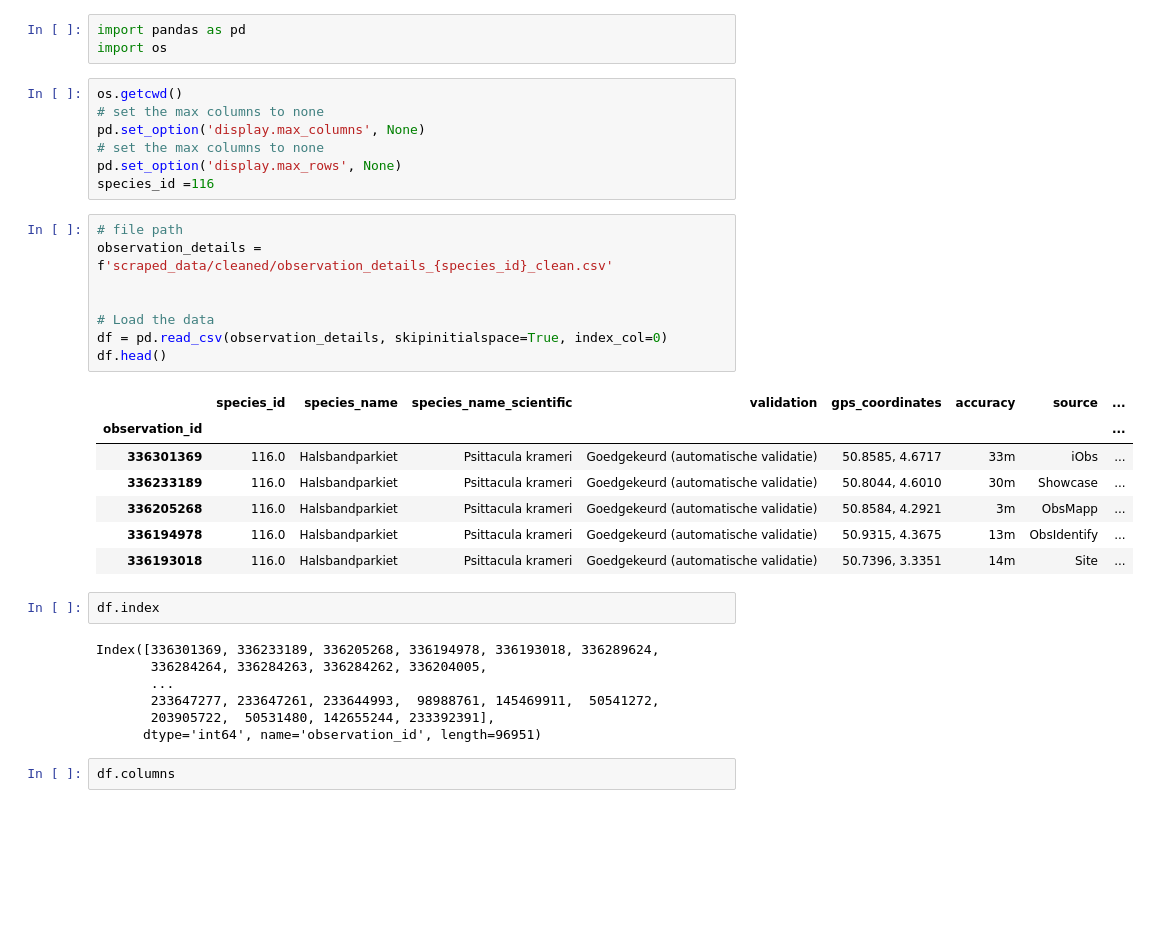
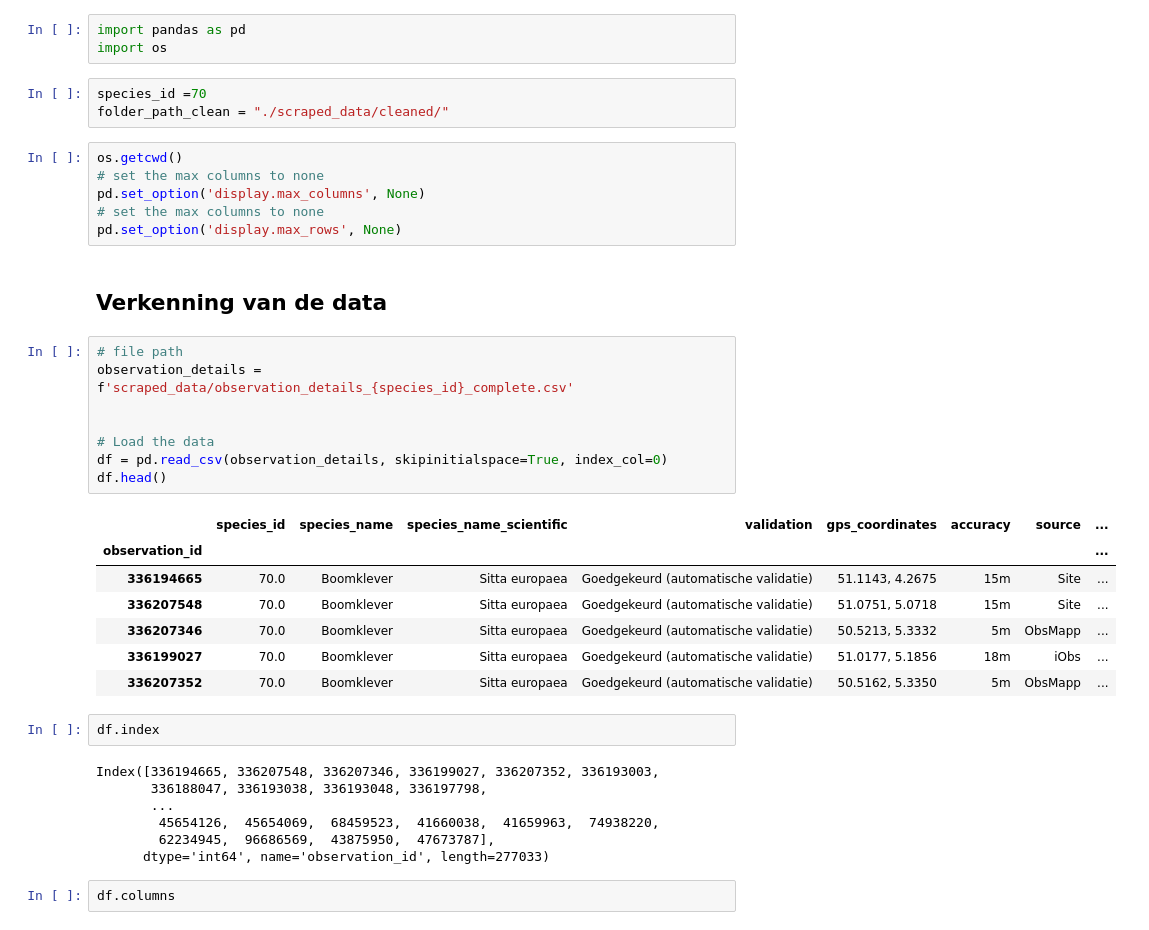
Before and after one commit to AnnelyseBe/syntra_eindwerk_birds, a Jupyter notebook: 1_scraping/2b_exploring_observation_details.ipynb, the cells around one changed output. Saved outputs shown, nothing was run; the diff lists cells and outputs as text; blank space fills up the shorter version.

Commit message:
Eerste cleaning van de gescrapte data

```diff
--- a/1_scraping/2b_exploring_observation_details.ipynb
+++ b/1_scraping/2b_exploring_observation_details.ipynb
@@ -1,38 +5,42 @@
 # %%
 import pandas as pd
 import os
+# %%
+species_id =70
+folder_path_clean = "./scraped_data/cleaned/"
 # %%
 os.getcwd()
 # set the max columns to none
 pd.set_option('display.max_columns', None)
 # set the max columns to none
 pd.set_option('display.max_rows', None)
-species_id =116
+# %% [markdown]
+## Verkenning van de data
 # %%
 # file path
-observation_details = f'scraped_data/cleaned/observation_details_{species_id}_clean.csv'
+observation_details = f'scraped_data/observation_details_{species_id}_complete.csv'
 
 
 # Load the data
 df = pd.read_csv(observation_details, skipinitialspace=True, index_col=0)
 df.head()
 # %% [output]
 |  | species_id | species_name | species_name_scientific | validation | gps_coordinates | accuracy | source | ... |
 | observation_id |  |  |  |  |  |  |  | ... |
-| 336301369 | 116.0 | Halsbandparkiet | Psittacula krameri | Goedgekeurd (automatische validatie) | 50.8585, 4.6717 | 33m | iObs | ... |
-| 336233189 | 116.0 | Halsbandparkiet | Psittacula krameri | Goedgekeurd (automatische validatie) | 50.8044, 4.6010 | 30m | Showcase | ... |
-| 336205268 | 116.0 | Halsbandparkiet | Psittacula krameri | Goedgekeurd (automatische validatie) | 50.8584, 4.2921 | 3m | ObsMapp | ... |
-| 336194978 | 116.0 | Halsbandparkiet | Psittacula krameri | Goedgekeurd (automatische validatie) | 50.9315, 4.3675 | 13m | ObsIdentify | ... |
-| 336193018 | 116.0 | Halsbandparkiet | Psittacula krameri | Goedgekeurd (automatische validatie) | 50.7396, 3.3351 | 14m | Site | ... |
+| 336194665 | 70.0 | Boomklever | Sitta europaea | Goedgekeurd (automatische validatie) | 51.1143, 4.2675 | 15m | Site | ... |
+| 336207548 | 70.0 | Boomklever | Sitta europaea | Goedgekeurd (automatische validatie) | 51.0751, 5.0718 | 15m | Site | ... |
+| 336207346 | 70.0 | Boomklever | Sitta europaea | Goedgekeurd (automatische validatie) | 50.5213, 5.3332 | 5m | ObsMapp | ... |
+| 336199027 | 70.0 | Boomklever | Sitta europaea | Goedgekeurd (automatische validatie) | 51.0177, 5.1856 | 18m | iObs | ... |
+| 336207352 | 70.0 | Boomklever | Sitta europaea | Goedgekeurd (automatische validatie) | 50.5162, 5.3350 | 5m | ObsMapp | ... |
 # %%
 df.index
 # %% [output]
-Index([336301369, 336233189, 336205268, 336194978, 336193018, 336289624,
-       336284264, 336284263, 336284262, 336204005,
+Index([336194665, 336207548, 336207346, 336199027, 336207352, 336193003,
+       336188047, 336193038, 336193048, 336197798,
        ...
-       233647277, 233647261, 233644993,  98988761, 145469911,  50541272,
-       203905722,  50531480, 142655244, 233392391],
-      dtype='int64', name='observation_id', length=96951)
+        45654126,  45654069,  68459523,  41660038,  41659963,  74938220,
+        62234945,  96686569,  43875950,  47673787],
+      dtype='int64', name='observation_id', length=277033)
 # %%
 df.columns
 # %% [output]
```
Also changed, not shown: parts of 23 cells of this notebook, 8 other files.
